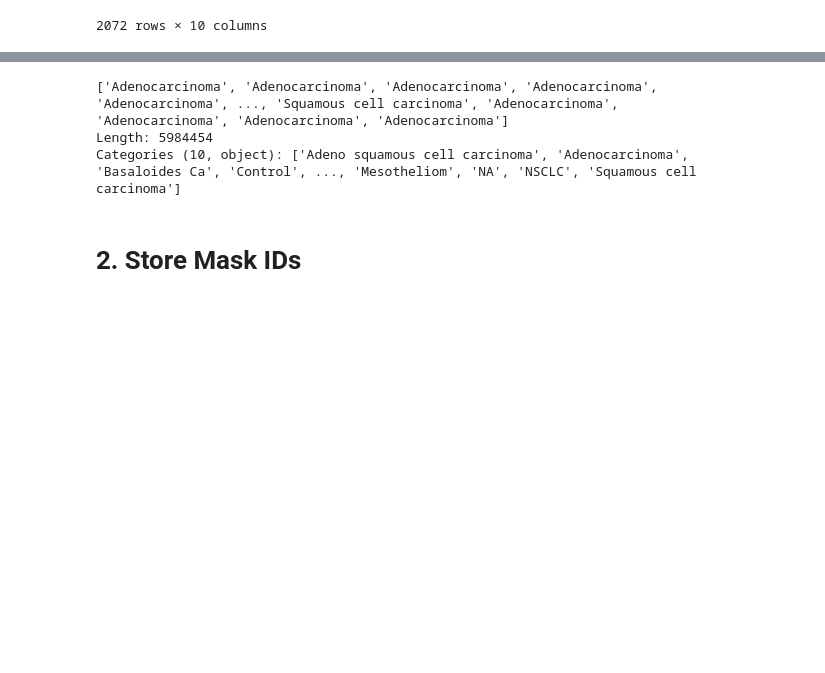
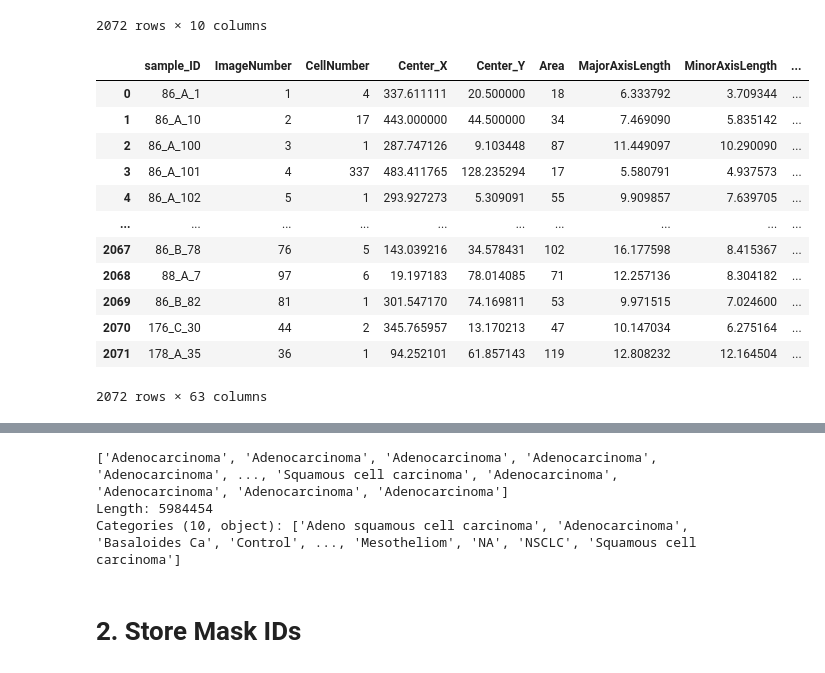
Before and after one commit to AI4SCR/ai4bmr-datasets, a Jupyter notebook: src/ai4bmr_datasets/datasets/notebooks_NSCLC/check_files.ipynb, the cells around one changed output, grey strips where cells are left out. Drawn from its saved outputs; the diff is of its cells as text; code cells hidden in the pictures; blank space fills up the shorter version.

```diff
--- a/src/ai4bmr_datasets/datasets/notebooks_NSCLC/check_files.ipynb
+++ b/src/ai4bmr_datasets/datasets/notebooks_NSCLC/check_files.ipynb
@@ -88,3 +88,25 @@ df_unique
 | 2070 | 176_C_30 | Control | -2147483648 | -2147483648 | -2147483648 | -2147483648 | -2147483648 | -2147483648 | -2147483648 | NaN |
 | 2071 | 178_A_35 | 178_431 | 63 | 1 | 1 | 3 | 0 | 1 | 45 | NoNeoAdjuvantTherapy |
 2072 rows × 10 columns
+# %%
+# store unique sample IDs with associated patient metadata in a parquet file
+columns_order = ['sample_ID'] + [col for col in ad.obs.columns if col != 'sample_ID']
+patient_metadata = ad.obs.drop_duplicates(subset=['sample_ID'], keep='first')
+patient_metadata = patient_metadata[columns_order]
+patient_metadata.reset_index(drop=True, inplace=True)
+patient_metadata.to_parquet('patient_metadata.parquet')
+patient_metadata
+# %% [output]
+|  | sample_ID | ImageNumber | CellNumber | Center_X | Center_Y | Area | MajorAxisLength | MinorAxisLength | ... |
+| 0 | 86_A_1 | 1 | 4 | 337.611111 | 20.500000 | 18 | 6.333792 | 3.709344 | ... |
+| 1 | 86_A_10 | 2 | 17 | 443.000000 | 44.500000 | 34 | 7.469090 | 5.835142 | ... |
+| 2 | 86_A_100 | 3 | 1 | 287.747126 | 9.103448 | 87 | 11.449097 | 10.290090 | ... |
+| 3 | 86_A_101 | 4 | 337 | 483.411765 | 128.235294 | 17 | 5.580791 | 4.937573 | ... |
+| 4 | 86_A_102 | 5 | 1 | 293.927273 | 5.309091 | 55 | 9.909857 | 7.639705 | ... |
+| ... | ... | ... | ... | ... | ... | ... | ... | ... | ... |
+| 2067 | 86_B_78 | 76 | 5 | 143.039216 | 34.578431 | 102 | 16.177598 | 8.415367 | ... |
+| 2068 | 88_A_7 | 97 | 6 | 19.197183 | 78.014085 | 71 | 12.257136 | 8.304182 | ... |
+| 2069 | 86_B_82 | 81 | 1 | 301.547170 | 74.169811 | 53 | 9.971515 | 7.024600 | ... |
+| 2070 | 176_C_30 | 44 | 2 | 345.765957 | 13.170213 | 47 | 10.147034 | 6.275164 | ... |
+| 2071 | 178_A_35 | 36 | 1 | 94.252101 | 61.857143 | 119 | 12.808232 | 12.164504 | ... |
+2072 rows × 63 columns
```
Also changed, not shown: parts of 5 cells of this notebook, 1 other file.
